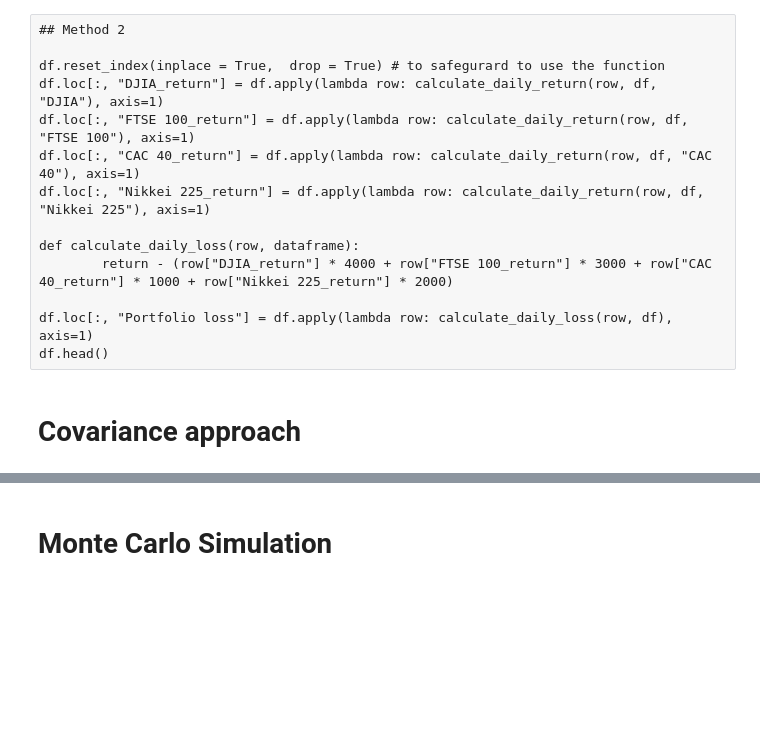
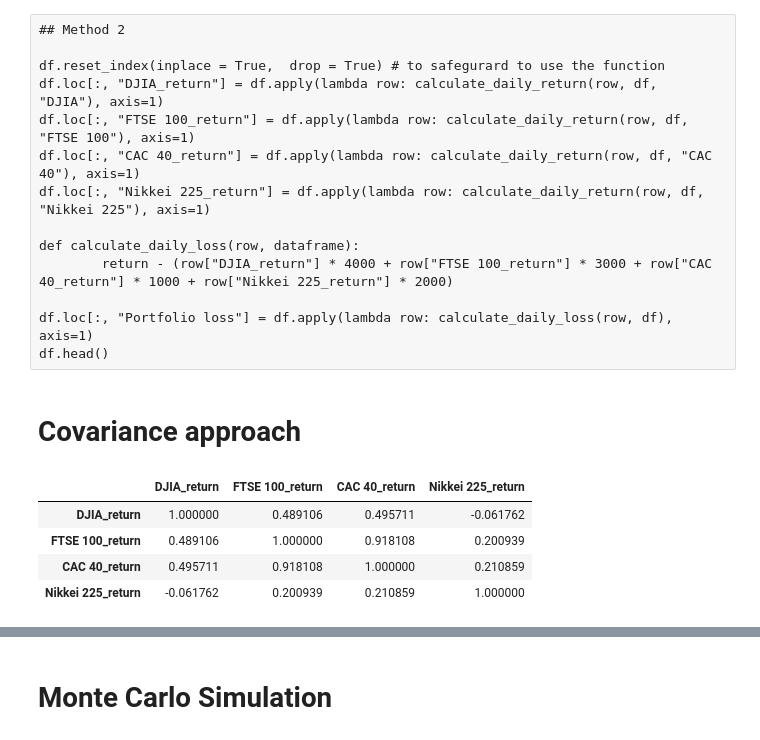
Before and after one commit to soumenhalder/Finance_SH, a Jupyter notebook: VaR/VaRCalculation.ipynb, the cells around one changed output, grey strips where cells are left out. Cells and saved outputs as stored; diff of their text form; code cells hidden in the pictures; blank space fills up the shorter version.

```diff
--- a/VaR/VaRCalculation.ipynb
+++ b/VaR/VaRCalculation.ipynb
@@ -195 +202,9 @@ df.head()
+# %%
+Correlation_Matrix
+# %% [output]
+|  | DJIA_return | FTSE 100_return | CAC 40_return | Nikkei 225_return |
+| DJIA_return | 1.000000 | 0.489106 | 0.495711 | -0.061762 |
+| FTSE 100_return | 0.489106 | 1.000000 | 0.918108 | 0.200939 |
+| CAC 40_return | 0.495711 | 0.918108 | 1.000000 | 0.210859 |
+| Nikkei 225_return | -0.061762 | 0.200939 | 0.210859 | 1.000000 |
 # %%
```
Also changed, not shown: parts of 28 cells of this notebook.
